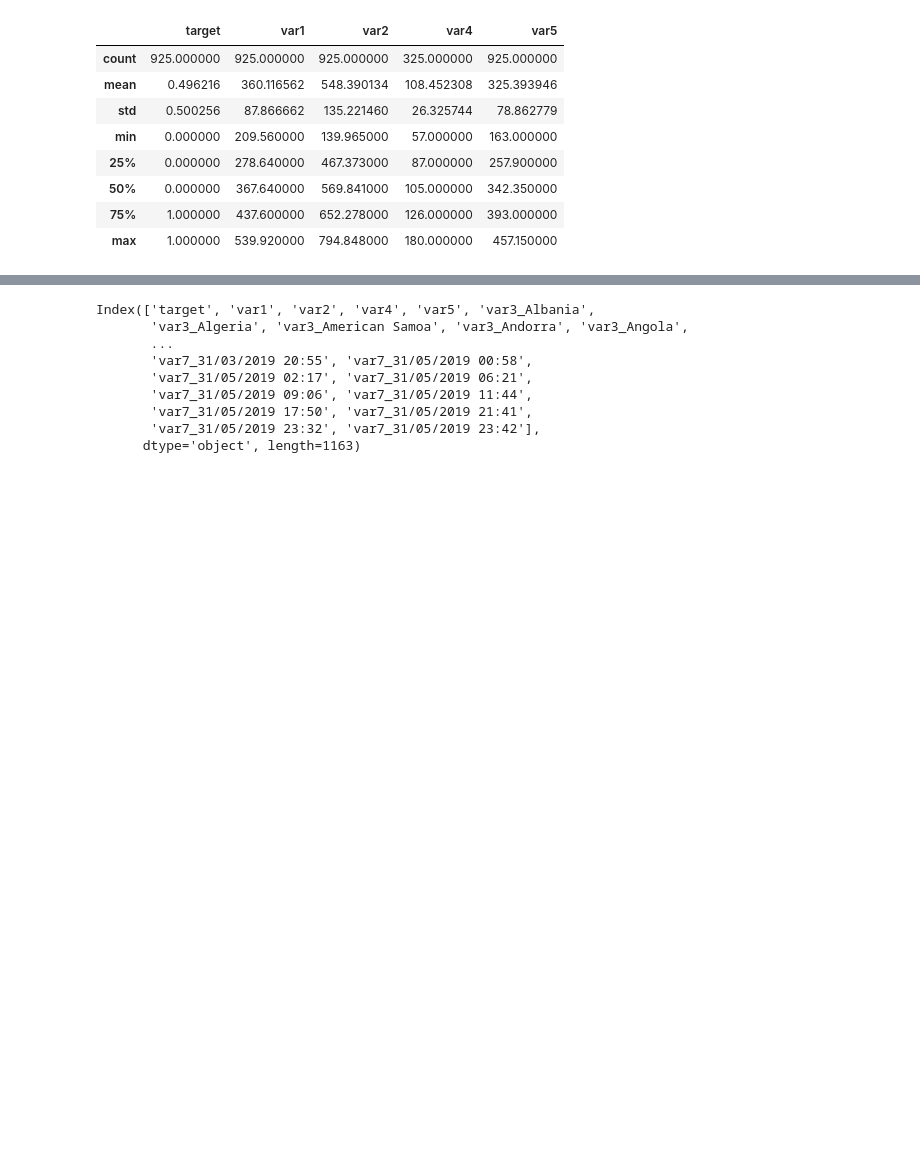
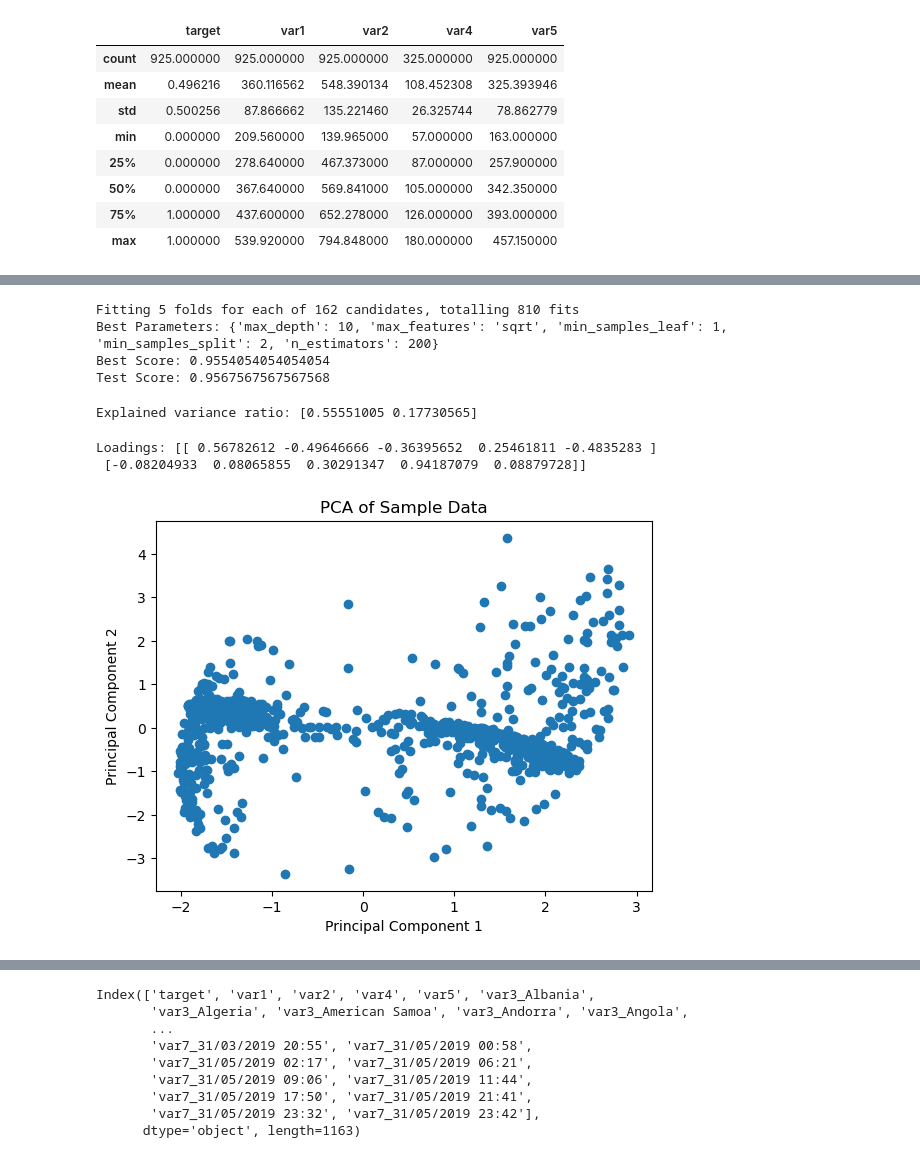
Before and after one commit to Shez-I/MSC-assignment-4, a Jupyter notebook: assignment 4 final draft dataset1 with random forest.ipynb, the cells around one changed output, grey strips where cells are left out. Drawn from its saved outputs; the diff is of its cells as text; code cells hidden in the pictures; blank space fills up the shorter version.

```diff
--- a/assignment 4 final draft dataset1 with random forest.ipynb
+++ b/assignment 4 final draft dataset1 with random forest.ipynb
@@ -114,0 +195,80 @@ Preprocessed data saved to preprocessed_dataset1.csv
+# %%
+import pandas as pd
+from sklearn.ensemble import RandomForestClassifier
+from sklearn.decomposition import PCA
+from sklearn.model_selection import GridSearchCV, train_test_split
+from sklearn.preprocessing import LabelEncoder
+
+# Load dataset
+data = pd.read_csv('preprocessed_dataset1.csv')
+X = data.drop('target', axis=1)
+y = data['target']
+
+# Convert continuous labels to categorical labels
+label_encoder = LabelEncoder()
+y = label_encoder.fit_transform(y)
+
+# Split dataset into training and testing sets
+X_train, X_test, y_train, y_test = train_test_split(X, y, test_size=0.2, random_state=42)
+
+# Apply PCA
+pca = PCA(n_components=0.95)  # Retain 95% of the variance
+X_train_pca = pca.fit_transform(X_train)
+X_test_pca = pca.transform(X_test)
+
+# Initialize the Random Forest model
+rf = RandomForestClassifier()
+
+# Define the hyperparameters and their values to be tested
+param_grid = {
+    'n_estimators': [100, 200, 300],
+    'max_depth': [10, 20, 30],
+    'min_samples_split': [2, 5, 10],
+    'min_samples_leaf': [1, 2, 4],
+    'max_features': ['sqrt', 'log2']
+}
+
+# Initialize GridSearchCV
+grid_search = GridSearchCV(estimator=rf, param_grid=param_grid, cv=5, n_jobs=-1, verbose=2)
+
+# Fit the model
+grid_search.fit(X_train_pca, y_train)
+
+# Print the best parameters and the best score
+print(f"Best Parameters: {grid_search.best_params_}")
+print(f"Best Score: {grid_search.best_score_}")
+
+# Evaluate the model on the test set
+best_rf = grid_search.best_estimator_
+test_score = best_rf.score(X_test_pca, y_test)
+print(f"Test Score: {test_score}")
+# %% [output]
+Fitting 5 folds for each of 162 candidates, totalling 810 fits
+Best Parameters: {'max_depth': 10, 'max_features': 'sqrt', 'min_samples_leaf': 1, 'min_samples_split': 2, 'n_estimators': 200}
+Best Score: 0.9554054054054054
+Test Score: 0.9567567567567568
+# %%
+# Apply PCA
+pca = PCA(n_components=2)
+principal_components = pca.fit_transform(data[numerical_features])   #(data_scaled)
+# %%
+# Explained variance
+print("Explained variance ratio:", pca.explained_variance_ratio_)
+# results;it represents the first principle component explains about 0.35% of varience, and the second principle component explains about 0.20% of the varience. Together, they explain only 0.55% of total varience. it is catagorised as high dimentional data which menas that the varience is spread out across many dimentionals, and on single or small set of components can capture most of the information.
+# %% [output]
+Explained variance ratio: [0.55551005 0.17730565]
+# %%
+# Loadings
+print("Loadings:", pca.components_)
+# %% [output]
+Loadings: [[ 0.56782612 -0.49646666 -0.36395652  0.25461811 -0.4835283 ]
+ [-0.08204933  0.08065855  0.30291347  0.94187079  0.08879728]]
+# %%
+# Plotting the scores
+plt.scatter(principal_components[:, 0], principal_components[:, 1])
+plt.xlabel('Principal Component 1')
+plt.ylabel('Principal Component 2')
+plt.title('PCA of Sample Data')
+plt.show()
+# %% [output]
+[figure, added]
```
Also changed, not shown: parts of 25 cells of this notebook.
